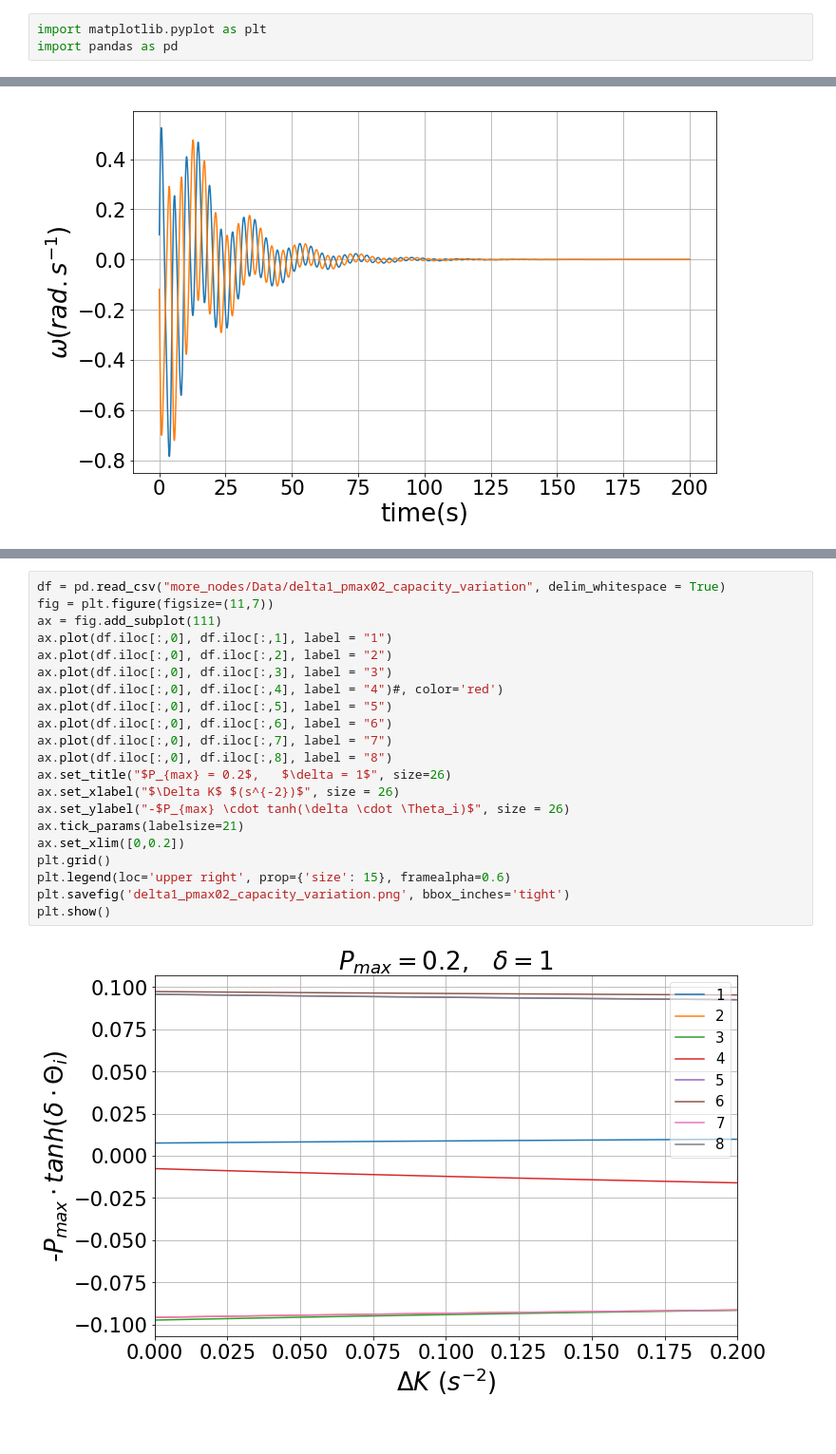
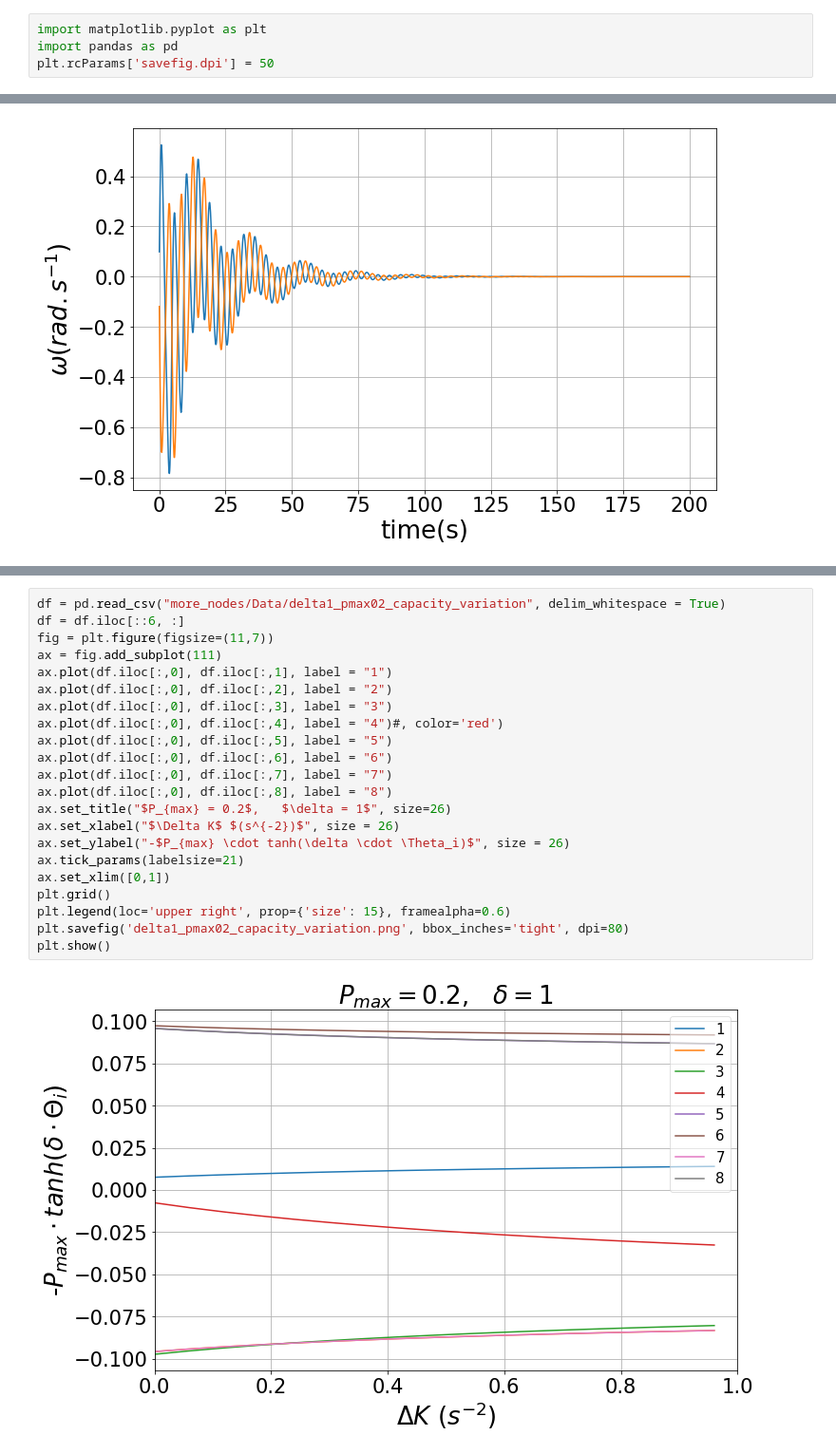
Before and after one commit to nicoleorzan/Braess-paradox, a Jupyter notebook: Plots.ipynb, the cells around one changed output, grey strips where cells are left out. Shown: that part at 95% size. Cells and saved outputs as stored; diff of their text form.

Commit message:
plots

```diff
--- a/Plots.ipynb
+++ b/Plots.ipynb
@@ -1,3 +1,4 @@
 # %%
 import matplotlib.pyplot as plt
 import pandas as pd
+plt.rcParams['savefig.dpi'] = 50
@@ -286,26 +312,27 @@ plt.show()
 [figure]
 # %%
 df = pd.read_csv("more_nodes/Data/delta1_pmax02_capacity_variation", delim_whitespace = True)
+df = df.iloc[::6, :]
 fig = plt.figure(figsize=(11,7))
 ax = fig.add_subplot(111)
 ax.plot(df.iloc[:,0], df.iloc[:,1], label = "1")
 ax.plot(df.iloc[:,0], df.iloc[:,2], label = "2")
 ax.plot(df.iloc[:,0], df.iloc[:,3], label = "3")
 ax.plot(df.iloc[:,0], df.iloc[:,4], label = "4")#, color='red')
 ax.plot(df.iloc[:,0], df.iloc[:,5], label = "5")
 ax.plot(df.iloc[:,0], df.iloc[:,6], label = "6")
 ax.plot(df.iloc[:,0], df.iloc[:,7], label = "7")
 ax.plot(df.iloc[:,0], df.iloc[:,8], label = "8")
 ax.set_title("$P_{max} = 0.2$,   $\delta = 1$", size=26)
 ax.set_xlabel("$\Delta K$ $(s^{-2})$", size = 26)
 ax.set_ylabel("-$P_{max} \cdot tanh(\delta \cdot \Theta_i)$", size = 26)
 ax.tick_params(labelsize=21)
-ax.set_xlim([0,0.2])
+ax.set_xlim([0,1])
 plt.grid()
 plt.legend(loc='upper right', prop={'size': 15}, framealpha=0.6)
-plt.savefig('delta1_pmax02_capacity_variation.png', bbox_inches='tight')
+plt.savefig('delta1_pmax02_capacity_variation.png', bbox_inches='tight', dpi=80)
 plt.show()
 # %% [output]
-[figure, old version]
+[figure, new version]
 # %%
 df = pd.read_csv("more_nodes/Data/delta1_pmax01_capacity_variation", delim_whitespace = True)
```
Also changed, not shown: parts of 14 cells of this notebook, 50 other files.
